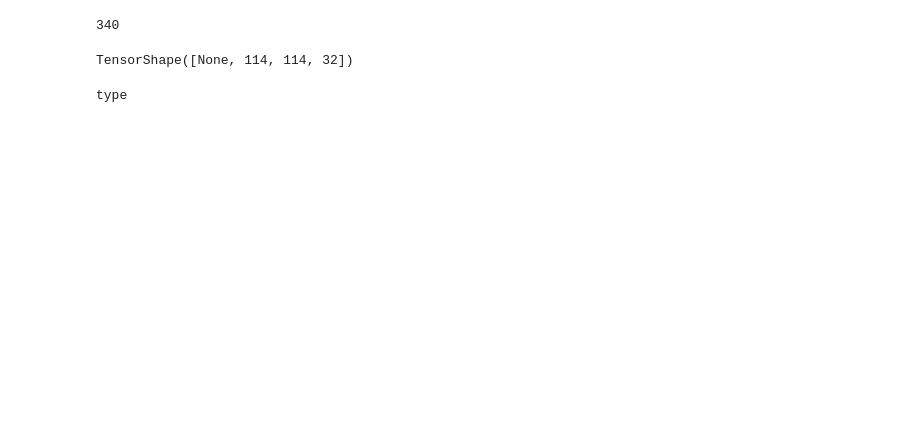
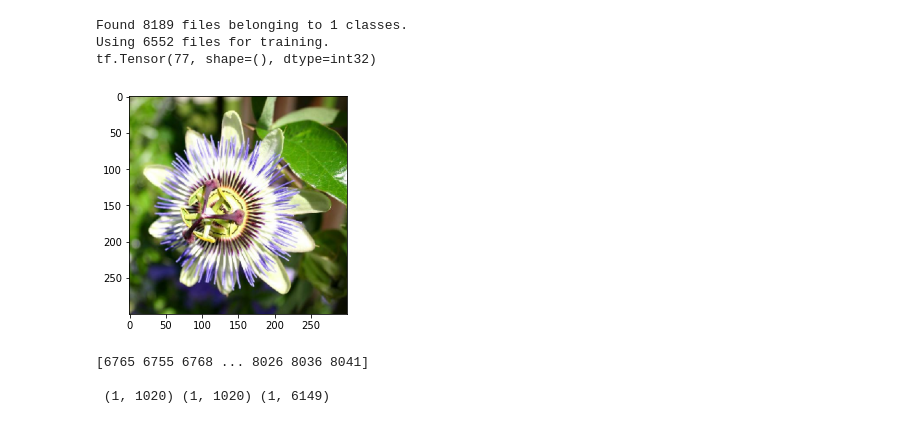
Before and after one commit to frank-fn10502/KerasPractice, a Jupyter notebook: test.ipynb, the cells around one changed output. Cells and saved outputs as stored; diff of their text form; code cells hidden in the pictures; blank space fills up the shorter version.

Commit message:
train

```diff
--- a/test.ipynb
+++ b/test.ipynb
@@ -1,26 +1,29 @@
-# %%
-x = None or None or 340
-
-x
-# %% [output]
-340
-# %%
-import tensorflow.keras.layers as layers
-
-inputs = layers.Input(shape=(227, 227, 3))
-
-x = layers.Conv2D(kernel_size= 3 ,strides = 2 ,filters = 32 ,padding = 'same')(inputs)
-
-x.shape
-# %% [output]
-TensorShape([None, 114, 114, 32])
-# %%
-class Frank:
-    pass
-class Sara:
-    pass
-
-dict1 = {0:Frank ,1: Sara}[0]
-type(dict1)
-# %% [output]
-type
+# %%
+import scipy.io
+path = 'dataset/flowers/imagelabels.mat'
+
+labels = scipy.io.loadmat(path)
+
+import tensorflow as tf
+import matplotlib.pyplot as plt
+from PIL import Image
+
+# 需要自行處理 label 的 one-hot encode
+d = tf.keras.preprocessing.image_dataset_from_directory(directory='dataset/flowers/' ,labels=labels['labels'][0].tolist()
+            ,batch_size=1 ,label_mode='int',image_size=(300, 300) ,validation_split = .2 ,subset = 'training' ,shuffle = False ,interpolation="nearest",crop_to_aspect_ratio = True)#labels['labels'][0]
+
+# print(list(d.take(1).as_numpy_iterator())[0][0])
+
+# one_data = list(d.skip(500).take(1).as_numpy_iterator())
+# one_data
+# d.take(1)
+for datas ,labels in d.take(1):
+    for data ,label in zip(datas ,labels):
+        img = Image.fromarray(data.numpy(), 'RGB')
+        plt.imshow(img)
+        print(label)
+# %% [output]
+Found 8189 files belonging to 1 classes.
+Using 6552 files for training.
+tf.Tensor(77, shape=(), dtype=int32)
+[figure, added]
@@ -26,0 +37,17 @@ type
+# %%
+import scipy.io
+path = 'dataset/flowers/setid.mat'
+
+l = scipy.io.loadmat(path)
+print(
+l['trnid'][0],
+'\n\n',
+l['trnid'].shape,
+l['valid'].shape,
+l['tstid'].shape
+)
+# l
+# %% [output]
+[6765 6755 6768 ... 8026 8036 8041]
+
+ (1, 1020) (1, 1020) (1, 6149)
```
Also changed, not shown: parts of 6 cells of this notebook, 3 other files.
